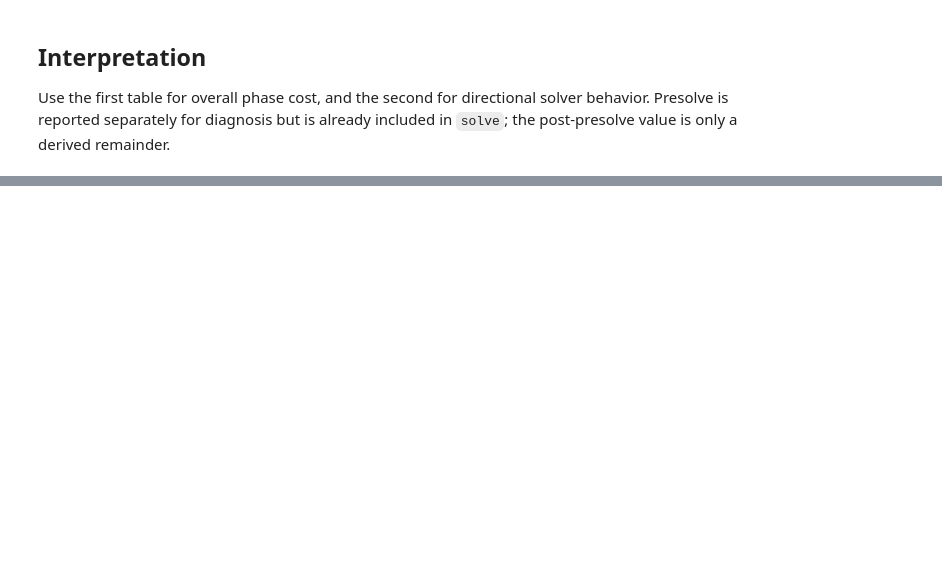
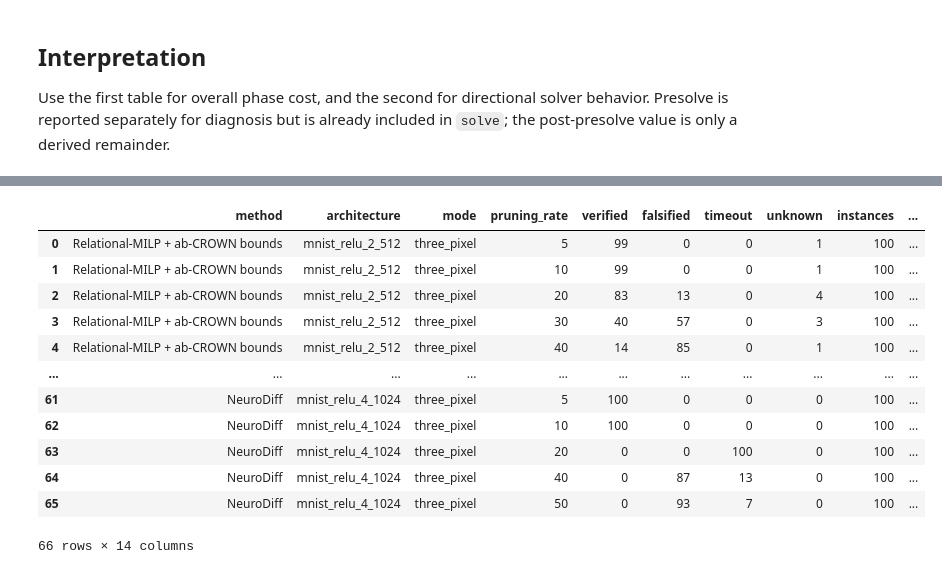
Before and after one commit to mbroughani81/relational-milp, a Jupyter notebook: evaluate_optimizations.ipynb, the cells around one changed output, grey strips where cells are left out. Cells and saved outputs as stored; diff of their text form; code cells hidden in the pictures; blank space fills up the shorter version.

```diff
--- a/evaluate_optimizations.ipynb
+++ b/evaluate_optimizations.ipynb
@@ -355,0 +552,30 @@ Use the first table for overall phase cost, and the second for directional solve
+# %%
+outcome_counts = (pruning.pivot_table(
+    index=config_columns, columns='outcome', values='instance_id',
+    aggfunc='count', fill_value=0, observed=True)
+    .reindex(columns=['verified', 'falsified', 'timeout', 'unknown'], fill_value=0)
+    .reset_index())
+runtime_summary = (pruning.groupby(config_columns, observed=True)
+    .agg(instances=('instance_id', 'nunique'),
+         solved=('solved', 'sum'),
+         median_runtime_sec=('runtime_sec', 'median'),
+         p90_runtime_sec=('runtime_sec', lambda x: x.quantile(.90)),
+         total_runtime_sec=('runtime_sec', 'sum'))
+    .reset_index())
+pruning_summary = outcome_counts.merge(runtime_summary, on=config_columns)
+pruning_summary['success_rate'] = pruning_summary['solved'] / pruning_summary['instances']
+pruning_summary.sort_values(config_columns)
+# %% [output]
+|  | method | architecture | mode | pruning_rate | verified | falsified | timeout | unknown | instances | ... |
+| 0 | Relational-MILP + ab-CROWN bounds | mnist_relu_2_512 | three_pixel | 5 | 99 | 0 | 0 | 1 | 100 | ... |
+| 1 | Relational-MILP + ab-CROWN bounds | mnist_relu_2_512 | three_pixel | 10 | 99 | 0 | 0 | 1 | 100 | ... |
+| 2 | Relational-MILP + ab-CROWN bounds | mnist_relu_2_512 | three_pixel | 20 | 83 | 13 | 0 | 4 | 100 | ... |
+| 3 | Relational-MILP + ab-CROWN bounds | mnist_relu_2_512 | three_pixel | 30 | 40 | 57 | 0 | 3 | 100 | ... |
+| 4 | Relational-MILP + ab-CROWN bounds | mnist_relu_2_512 | three_pixel | 40 | 14 | 85 | 0 | 1 | 100 | ... |
+| ... | ... | ... | ... | ... | ... | ... | ... | ... | ... | ... |
+| 61 | NeuroDiff | mnist_relu_4_1024 | three_pixel | 5 | 100 | 0 | 0 | 0 | 100 | ... |
+| 62 | NeuroDiff | mnist_relu_4_1024 | three_pixel | 10 | 100 | 0 | 0 | 0 | 100 | ... |
+| 63 | NeuroDiff | mnist_relu_4_1024 | three_pixel | 20 | 0 | 0 | 100 | 0 | 100 | ... |
+| 64 | NeuroDiff | mnist_relu_4_1024 | three_pixel | 40 | 0 | 87 | 13 | 0 | 100 | ... |
+| 65 | NeuroDiff | mnist_relu_4_1024 | three_pixel | 50 | 0 | 93 | 7 | 0 | 100 | ... |
+66 rows × 14 columns
```
Also changed, not shown: parts of 18 cells of this notebook, 8 other files.
